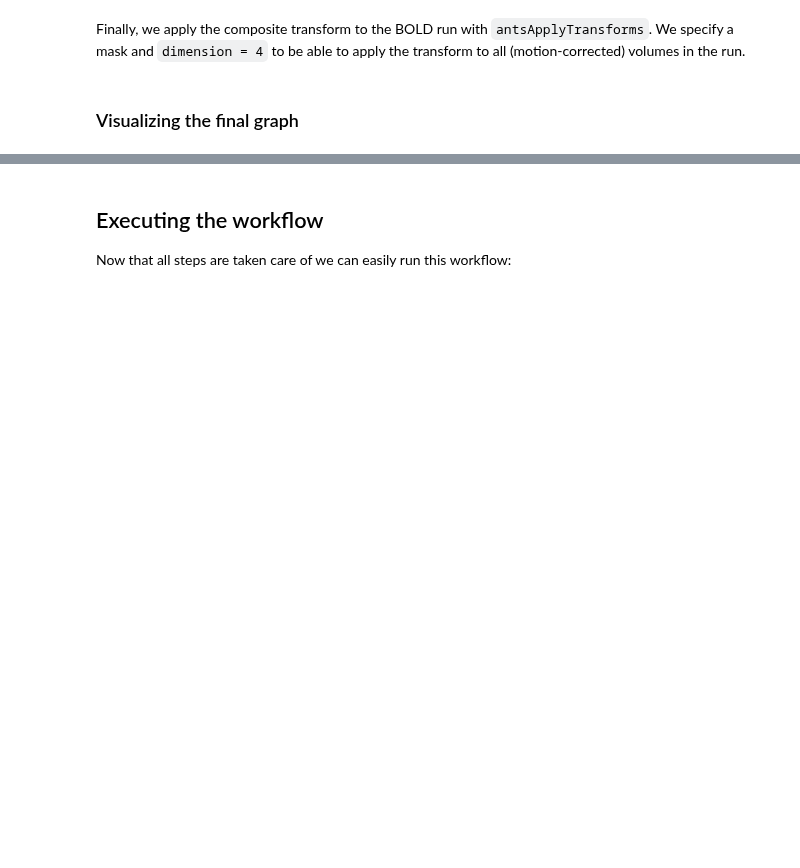
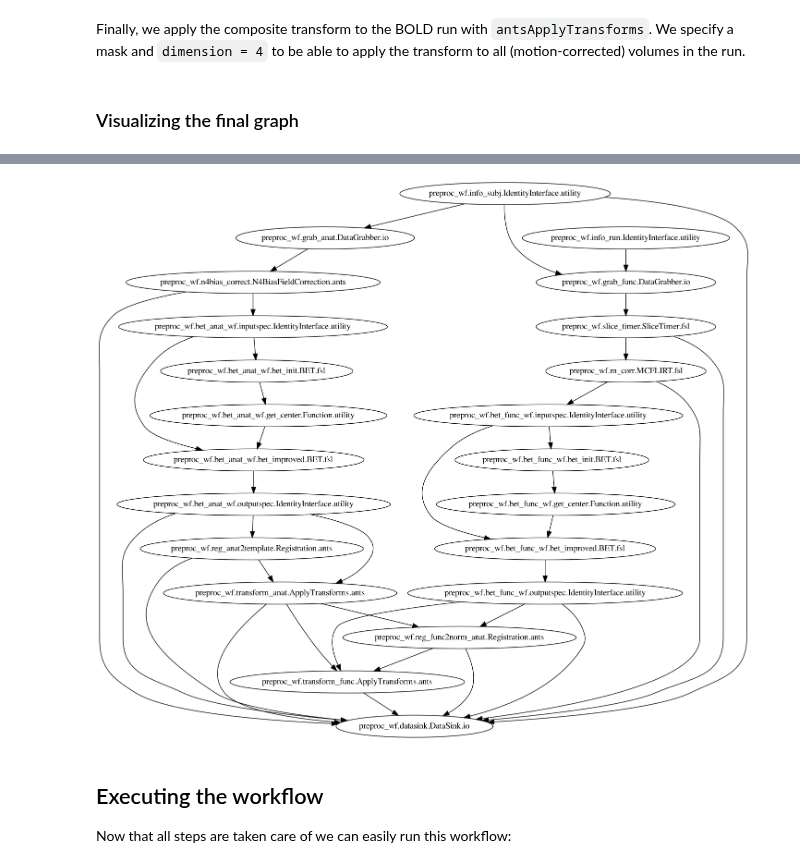
Before and after one commit to vgonzenbach/fmri-rep, a Jupyter notebook: preproc/preproc-subject.ipynb, the cells around one changed output, grey strips where cells are left out. Drawn from its saved outputs; the diff is of its cells as text; code cells hidden in the pictures; blank space fills up the shorter version.

Commit message:
Add functional preproc notebook

```diff
--- a/preproc/preproc-subject.ipynb
+++ b/preproc/preproc-subject.ipynb
@@ -394,8 +375,9 @@ wf.connect([(compose_transf, transf_func, [('output_transform',  'transforms')])
 # %% [markdown]
 ### Visualizing the final graph
 # %%
-wf.write_graph(dotfilename = 'func_workflow.dot', graph2use = 'orig', simple_form = False)
+wf.write_graph(dotfilename = 'func_workflow.dot', graph2use = 'flat', simple_form = False)
 
 # Visualize graph
 from IPython.display import Image
-Image(filename="preproc_wf/func_workflow_detailed.png")
+Image(filename="preproc_wf/func_workflow.png")
+# %% [output]
@@ -402,3 +386,4 @@ Image(filename="preproc_wf/func_workflow_detailed.png")
+[figure, added]
 # %% [markdown]
 ## Executing the workflow
 
```
Also changed, not shown: parts of 18 cells of this notebook.
